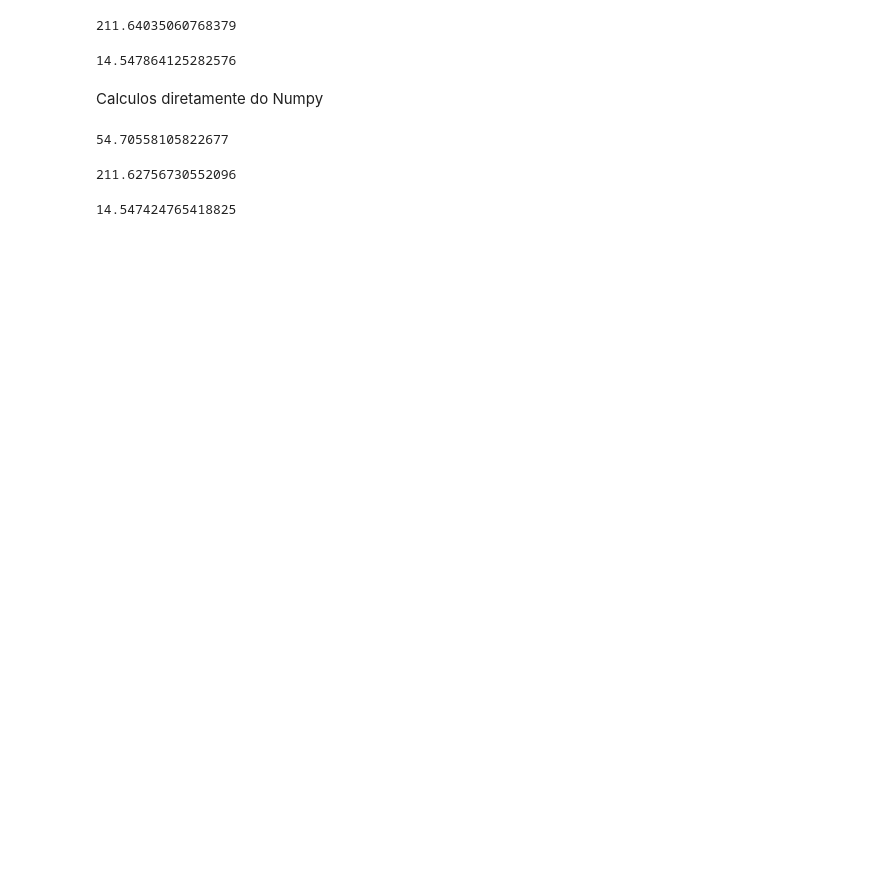
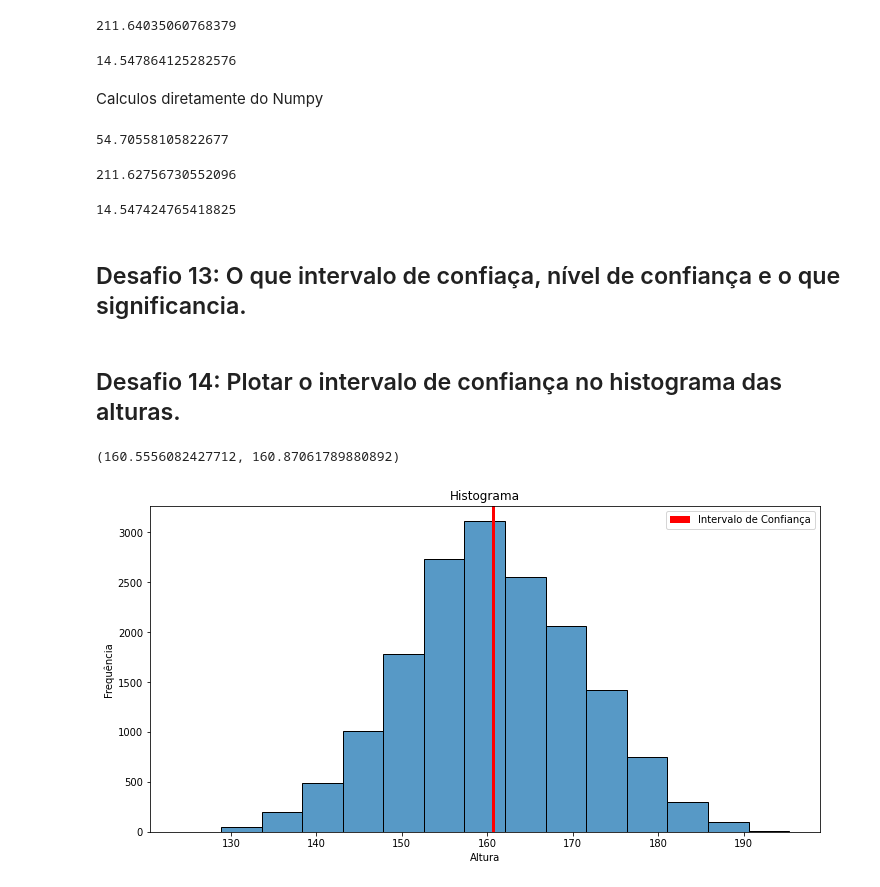
Before and after one commit to yoshinaga2904/Bootcamp-Alura, a Jupyter notebook: Modulo_3.ipynb, the cells around one changed output. Drawn from its saved outputs; the diff is of its cells as text; code cells hidden in the pictures; blank space fills up the shorter version.

```diff
--- a/Modulo_3.ipynb
+++ b/Modulo_3.ipynb
@@ -886,3 +899,25 @@ peso_desvio_padrao = np.std(dados['VB17003'])
 peso_desvio_padrao
 # %% [output]
 14.547424765418825
+# %% [markdown]
+## Desafio 13: O que intervalo de confiaça, nível de confiança e o que significancia.
+# %% [markdown]
+## Desafio 14: Plotar o intervalo de confiança no histograma das alturas.
+# %%
+intervalo_confianca = zconfint(dados["VB17004"].to_list())
+intervalo_confianca
+# %% [output]
+(160.5556082427712, 160.87061789880892)
+# %%
+ax = sns.histplot(x = "VB17004", data = dados,
+                  bins= 15)
+ax.figure.set_size_inches(12, 6)
+ax.set_title("Histograma")
+line1 = plt.axvspan((intervalo_confianca[0]), (intervalo_confianca[1]), facecolor='r')
+ax.set_xlabel("Altura")
+ax.set_ylabel("Frequência")
+
+ax.legend(['Intervalo de Confiança'])
+ax;
+# %% [output]
+[figure, added]
```
Also changed, not shown: parts of 2 cells of this notebook.
